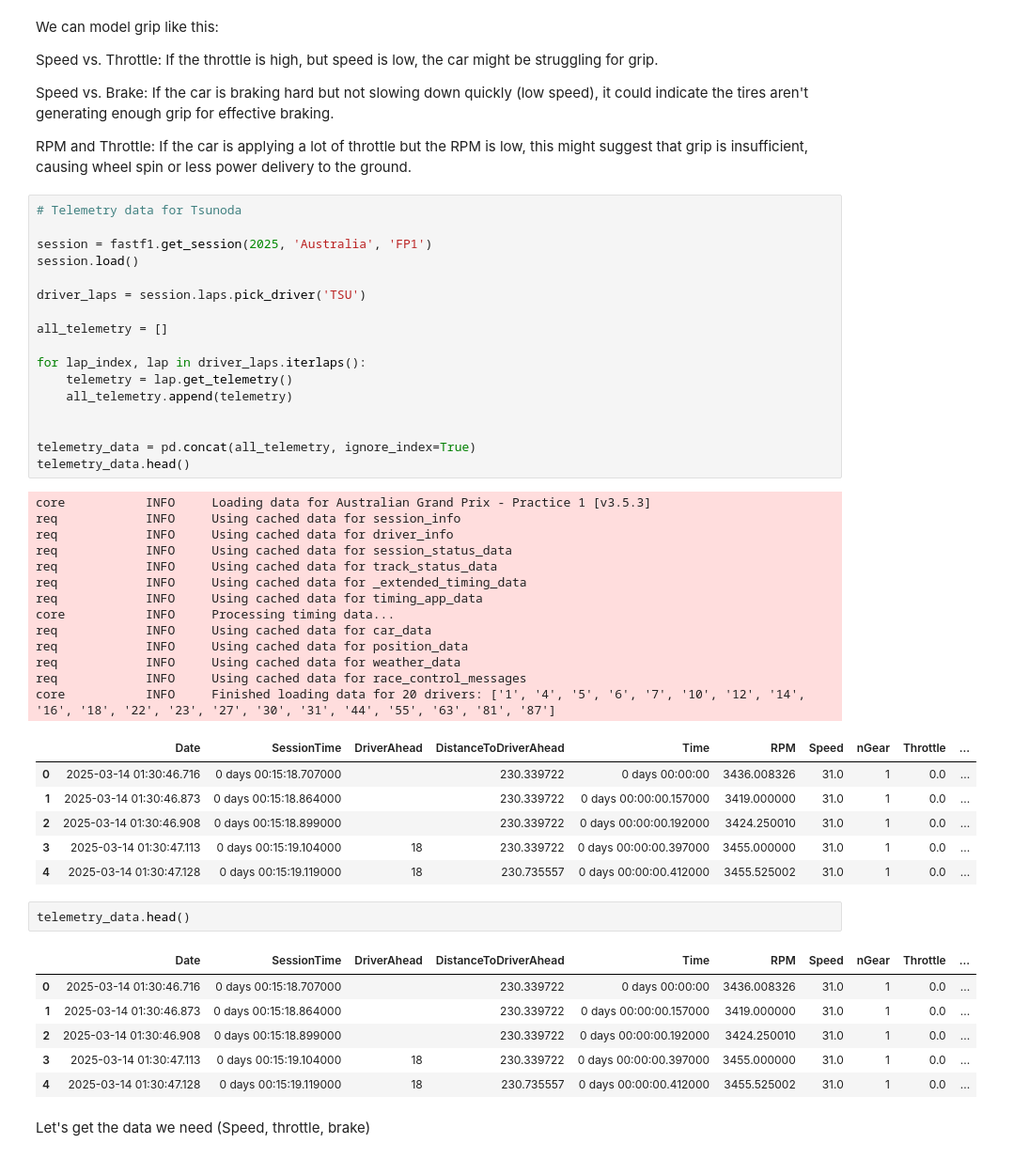
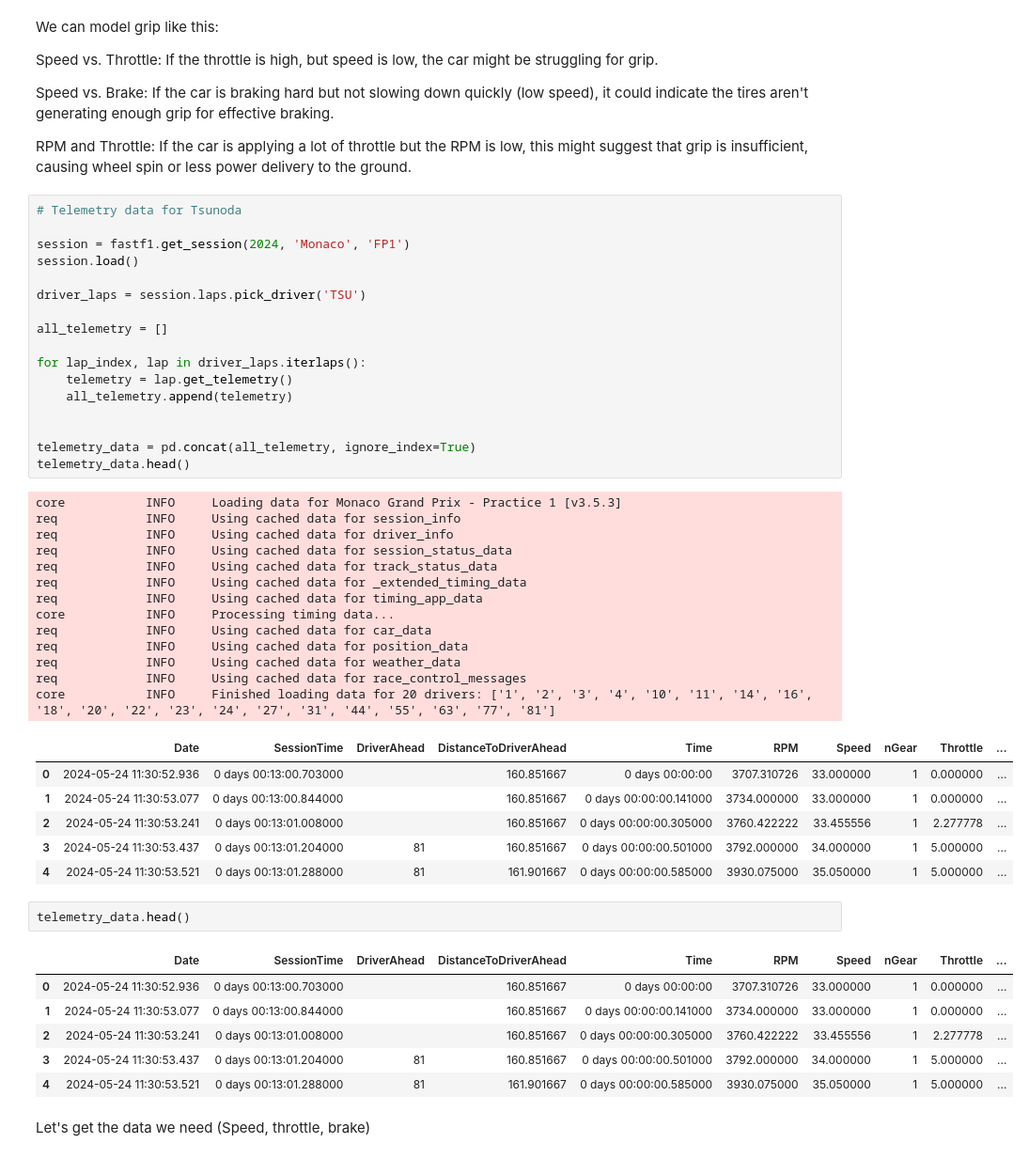
Before and after one commit to cchan083/F1-Lap-Times, a Jupyter notebook: pit_strategy_optimiser.ipynb, the cells around one changed output. Shown: that part at 94% size. Cells and saved outputs as stored; diff of their text form.

```diff
--- a/pit_strategy_optimiser.ipynb
+++ b/pit_strategy_optimiser.ipynb
@@ -244,49 +238,49 @@ RPM and Throttle: If the car is applying a lot of throttle but the RPM is low, t
 # %%
 # Telemetry data for Tsunoda
 
-session = fastf1.get_session(2025, 'Australia', 'FP1')
+session = fastf1.get_session(2024, 'Monaco', 'FP1')
 session.load()
 
 driver_laps = session.laps.pick_driver('TSU')
 
 all_telemetry = []
 
 for lap_index, lap in driver_laps.iterlaps():
     telemetry = lap.get_telemetry()
     all_telemetry.append(telemetry)
 
 
 telemetry_data = pd.concat(all_telemetry, ignore_index=True)
 telemetry_data.head()
 # %% [output]
-core           INFO     Loading data for Australian Grand Prix - Practice 1 [v3.5.3]
+core           INFO     Loading data for Monaco Grand Prix - Practice 1 [v3.5.3]
 req            INFO     Using cached data for session_info
 req            INFO     Using cached data for driver_info
 req            INFO     Using cached data for session_status_data
 req            INFO     Using cached data for track_status_data
 req            INFO     Using cached data for _extended_timing_data
 req            INFO     Using cached data for timing_app_data
 core           INFO     Processing timing data...
 req            INFO     Using cached data for car_data
 req            INFO     Using cached data for position_data
 req            INFO     Using cached data for weather_data
 req            INFO     Using cached data for race_control_messages
-core           INFO     Finished loading data for 20 drivers: ['1', '4', '5', '6', '7', '10', '12', '14', '16', '18', '22', '23', '27', '30', '31', '44', '55', '63', '81', '87']
+core           INFO     Finished loading data for 20 drivers: ['1', '2', '3', '4', '10', '11', '14', '16', '18', '20', '22', '23', '24', '27', '31', '44', '55', '63', '77', '81']
 |  | Date | SessionTime | DriverAhead | DistanceToDriverAhead | Time | RPM | Speed | nGear | Throttle | ... |
-| 0 | 2025-03-14 01:30:46.716 | 0 days 00:15:18.707000 |  | 230.339722 | 0 days 00:00:00 | 3436.008326 | 31.0 | 1 | 0.0 | ... |
-| 1 | 2025-03-14 01:30:46.873 | 0 days 00:15:18.864000 |  | 230.339722 | 0 days 00:00:00.157000 | 3419.000000 | 31.0 | 1 | 0.0 | ... |
-| 2 | 2025-03-14 01:30:46.908 | 0 days 00:15:18.899000 |  | 230.339722 | 0 days 00:00:00.192000 | 3424.250010 | 31.0 | 1 | 0.0 | ... |
-| 3 | 2025-03-14 01:30:47.113 | 0 days 00:15:19.104000 | 18 | 230.339722 | 0 days 00:00:00.397000 | 3455.000000 | 31.0 | 1 | 0.0 | ... |
-| 4 | 2025-03-14 01:30:47.128 | 0 days 00:15:19.119000 | 18 | 230.735557 | 0 days 00:00:00.412000 | 3455.525002 | 31.0 | 1 | 0.0 | ... |
+| 0 | 2024-05-24 11:30:52.936 | 0 days 00:13:00.703000 |  | 160.851667 | 0 days 00:00:00 | 3707.310726 | 33.000000 | 1 | 0.000000 | ... |
+| 1 | 2024-05-24 11:30:53.077 | 0 days 00:13:00.844000 |  | 160.851667 | 0 days 00:00:00.141000 | 3734.000000 | 33.000000 | 1 | 0.000000 | ... |
+| 2 | 2024-05-24 11:30:53.241 | 0 days 00:13:01.008000 |  | 160.851667 | 0 days 00:00:00.305000 | 3760.422222 | 33.455556 | 1 | 2.277778 | ... |
+| 3 | 2024-05-24 11:30:53.437 | 0 days 00:13:01.204000 | 81 | 160.851667 | 0 days 00:00:00.501000 | 3792.000000 | 34.000000 | 1 | 5.000000 | ... |
+| 4 | 2024-05-24 11:30:53.521 | 0 days 00:13:01.288000 | 81 | 161.901667 | 0 days 00:00:00.585000 | 3930.075000 | 35.050000 | 1 | 5.000000 | ... |
 # %%
 telemetry_data.head()
 # %% [output]
 |  | Date | SessionTime | DriverAhead | DistanceToDriverAhead | Time | RPM | Speed | nGear | Throttle | ... |
-| 0 | 2025-03-14 01:30:46.716 | 0 days 00:15:18.707000 |  | 230.339722 | 0 days 00:00:00 | 3436.008326 | 31.0 | 1 | 0.0 | ... |
-| 1 | 2025-03-14 01:30:46.873 | 0 days 00:15:18.864000 |  | 230.339722 | 0 days 00:00:00.157000 | 3419.000000 | 31.0 | 1 | 0.0 | ... |
-| 2 | 2025-03-14 01:30:46.908 | 0 days 00:15:18.899000 |  | 230.339722 | 0 days 00:00:00.192000 | 3424.250010 | 31.0 | 1 | 0.0 | ... |
-| 3 | 2025-03-14 01:30:47.113 | 0 days 00:15:19.104000 | 18 | 230.339722 | 0 days 00:00:00.397000 | 3455.000000 | 31.0 | 1 | 0.0 | ... |
-| 4 | 2025-03-14 01:30:47.128 | 0 days 00:15:19.119000 | 18 | 230.735557 | 0 days 00:00:00.412000 | 3455.525002 | 31.0 | 1 | 0.0 | ... |
+| 0 | 2024-05-24 11:30:52.936 | 0 days 00:13:00.703000 |  | 160.851667 | 0 days 00:00:00 | 3707.310726 | 33.000000 | 1 | 0.000000 | ... |
+| 1 | 2024-05-24 11:30:53.077 | 0 days 00:13:00.844000 |  | 160.851667 | 0 days 00:00:00.141000 | 3734.000000 | 33.000000 | 1 | 0.000000 | ... |
+| 2 | 2024-05-24 11:30:53.241 | 0 days 00:13:01.008000 |  | 160.851667 | 0 days 00:00:00.305000 | 3760.422222 | 33.455556 | 1 | 2.277778 | ... |
+| 3 | 2024-05-24 11:30:53.437 | 0 days 00:13:01.204000 | 81 | 160.851667 | 0 days 00:00:00.501000 | 3792.000000 | 34.000000 | 1 | 5.000000 | ... |
+| 4 | 2024-05-24 11:30:53.521 | 0 days 00:13:01.288000 | 81 | 161.901667 | 0 days 00:00:00.585000 | 3930.075000 | 35.050000 | 1 | 5.000000 | ... |
 # %% [markdown]
 Let's get the data we need (Speed, throttle, brake)
 # %%
```
Also changed, not shown: parts of 16 cells of this notebook, 6 other files.
